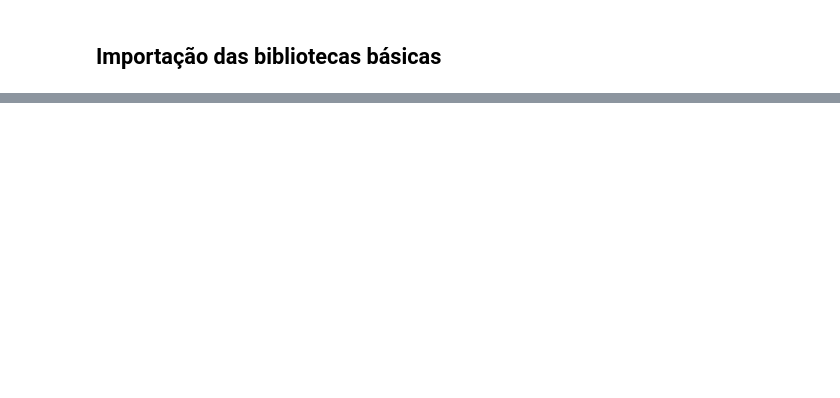
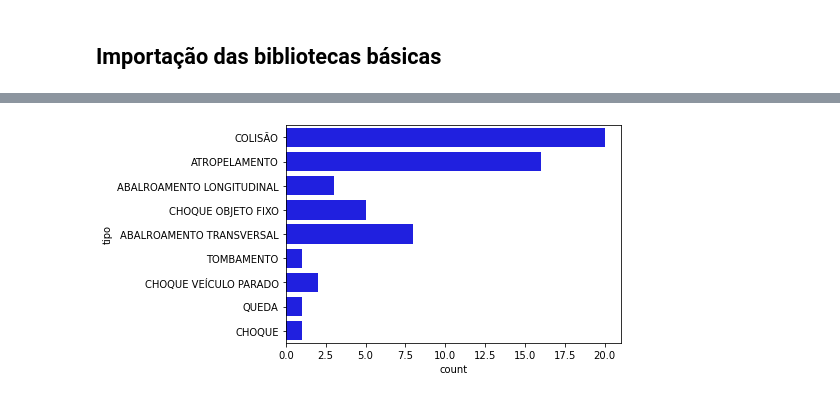
Before and after one commit to juliathemelo/machine_learning_random_forest_classifier, a Jupyter notebook: projeto3_pygil.ipynb, the cells around one changed output, grey strips where cells are left out. Drawn from its saved outputs; the diff is of its cells as text; code cells hidden in the pictures; blank space fills up the shorter version.

```diff
--- a/projeto3_pygil.ipynb
+++ b/projeto3_pygil.ipynb
@@ -75,0 +209,3 @@ plt.show()
+# %%
+df.loc[df['bairro'] == 'JOANA BEZERRA', 'bairro'] = 'ILHA JOANA BEZERRA'
+df.loc[df['bairro'] == 'BOMBA DO HEMETERIO', 'bairro'] = 'BOMBA DO HEMETÉRIO'
@@ -75,0 +285,4 @@ plt.show()
+# %%
+
+df.loc[:, 'rpa'] = 0
+df
@@ -75,0 +305,22 @@ plt.show()
+# %%
+zonas = [zona_centro, zona_noroeste, zona_norte, zona_oeste, zona_sudoeste, zona_sul]
+
+def select_rpa(data, lista):
+  if data in lista[0]:
+    return "CENTRO"
+  elif data in lista[1]:
+    return "NOROESTE"
+  elif data in lista[2]:
+    return "NORTE"
+  elif data in lista[3]:
+    return "OESTE"
+  elif data in lista[4]:
+    return "SUDOESTE"
+  elif data in lista[5]:
+    return "SUL"
+  else:
+    return 0
+
+
+df['rpa'] = df['bairro'].map(lambda x:  select_rpa(x, zonas))
+df
@@ -75,0 +345,3 @@ plt.show()
+# %%
+vitimas_f = df.query('natureza_acidente == "VÍTIMA FATAL"')
+vitimas_f.head()
@@ -75,0 +365,4 @@ plt.show()
+# %%
+sns.countplot(y = vitimas_f['tipo'], color='blue');
+# %% [output]
+[figure, added]
```
Also changed, not shown: parts of 84 cells of this notebook.
